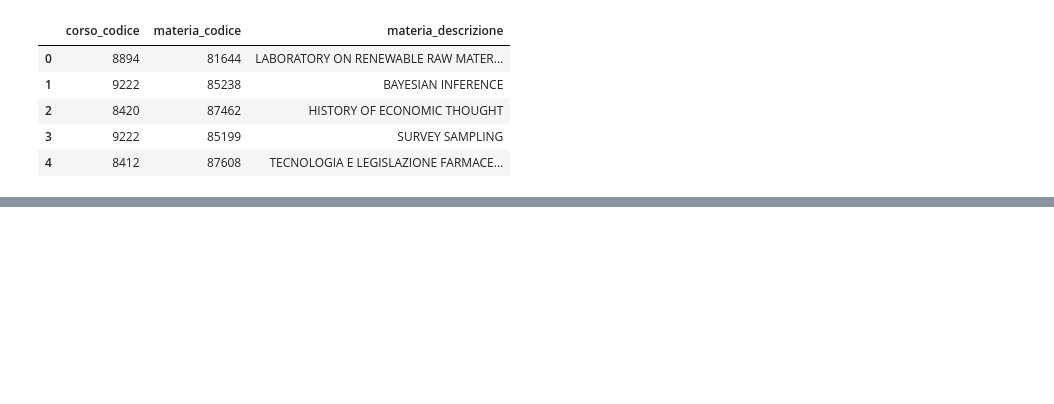
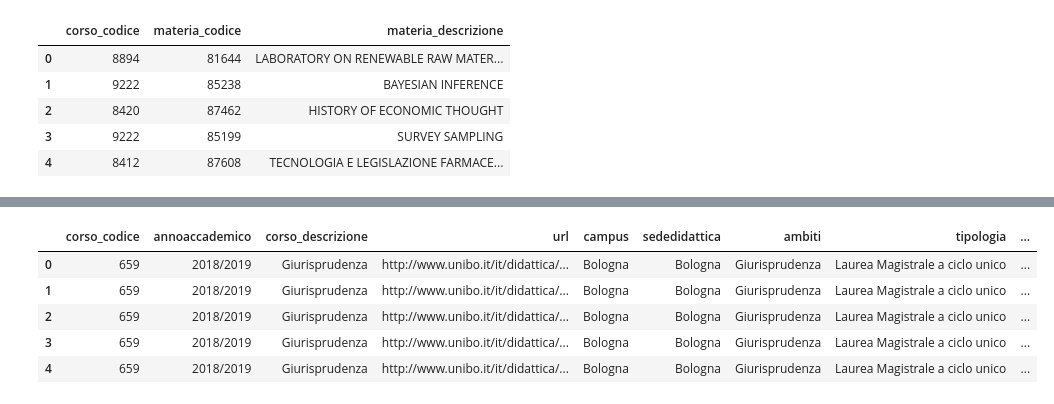
Before and after one commit to alicebordignon/UniOn, a Jupyter notebook: Data_Collection.ipynb, the cells around one changed output, grey strips where cells are left out. Drawn from its saved outputs; the diff is of its cells as text; code cells hidden in the pictures; blank space fills up the shorter version.

```diff
--- a/Data_Collection.ipynb
+++ b/Data_Collection.ipynb
@@ -74,0 +75,11 @@ FinalData.head(600)
+# %%
+FinalData["Italian University"] = "University of Bologna"
+# %%
+FinalData.head()
+# %% [output]
+|  | corso_codice | annoaccademico | corso_descrizione | url | campus | sededidattica | ambiti | tipologia | ... |
+| 0 | 659 | 2018/2019 | Giurisprudenza | http://www.unibo.it/it/didattica/... | Bologna | Bologna | Giurisprudenza | Laurea Magistrale a ciclo unico | ... |
+| 1 | 659 | 2018/2019 | Giurisprudenza | http://www.unibo.it/it/didattica/... | Bologna | Bologna | Giurisprudenza | Laurea Magistrale a ciclo unico | ... |
+| 2 | 659 | 2018/2019 | Giurisprudenza | http://www.unibo.it/it/didattica/... | Bologna | Bologna | Giurisprudenza | Laurea Magistrale a ciclo unico | ... |
+| 3 | 659 | 2018/2019 | Giurisprudenza | http://www.unibo.it/it/didattica/... | Bologna | Bologna | Giurisprudenza | Laurea Magistrale a ciclo unico | ... |
+| 4 | 659 | 2018/2019 | Giurisprudenza | http://www.unibo.it/it/didattica/... | Bologna | Bologna | Giurisprudenza | Laurea Magistrale a ciclo unico | ... |
```
Also changed, not shown: parts of 2 cells of this notebook.
